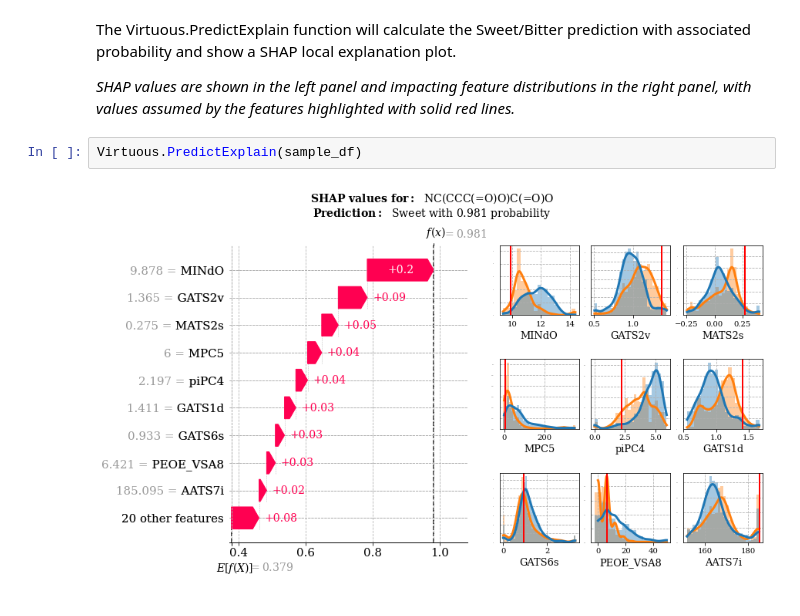
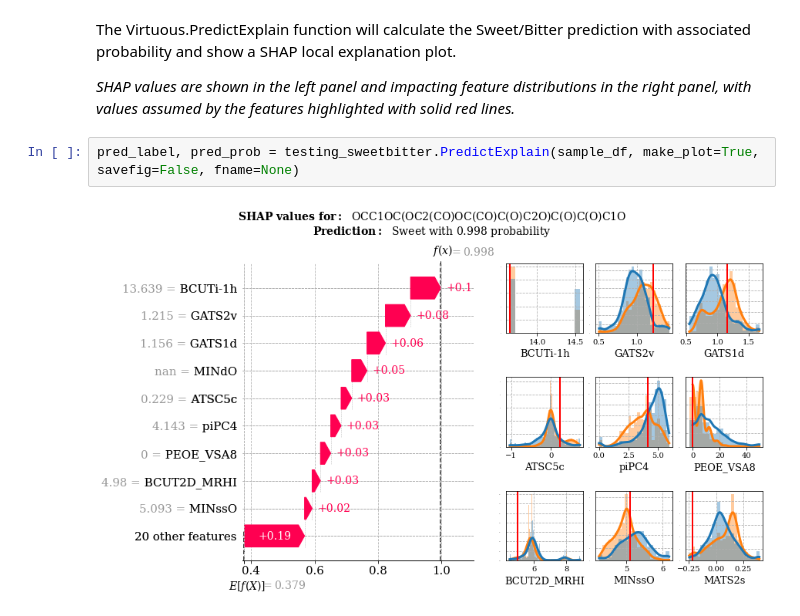
Before and after one commit to gabribg88/VirtuousSweetBitter, a Jupyter notebook: notebooks/VirtuousSweetBitter.ipynb, the cells around one changed output. Drawn from its saved outputs; the diff is of its cells as text.

```diff
--- a/notebooks/VirtuousSweetBitter.ipynb
+++ b/notebooks/VirtuousSweetBitter.ipynb
@@ -135,7 +152,7 @@ sample_df
 The Virtuous.PredictExplain function will calculate the Sweet/Bitter prediction with associated probability and show a SHAP local explanation plot.
 
 *SHAP values are shown in the left panel and impacting feature distributions in the right panel, with values assumed by the features highlighted with solid red lines.*
-# %%
-Virtuous.PredictExplain(sample_df)
-# %% [output]
-[figure, removed]
+# %%
+pred_label, pred_prob = testing_sweetbitter.PredictExplain(sample_df, make_plot=True, savefig=False, fname=None)
+# %% [output]
+[figure, added]
```
Also changed, not shown: parts of 16 cells of this notebook.
